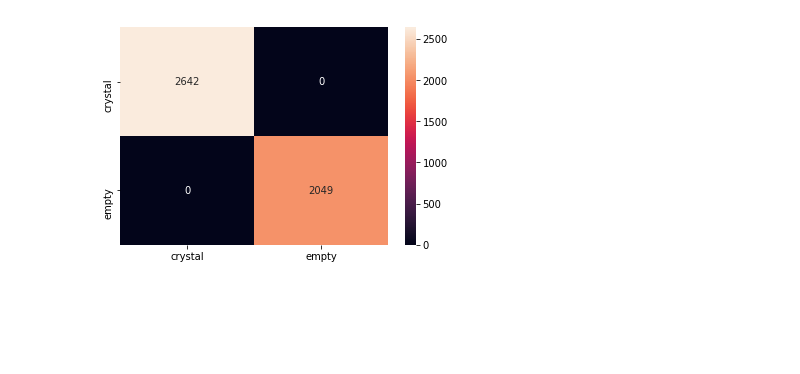
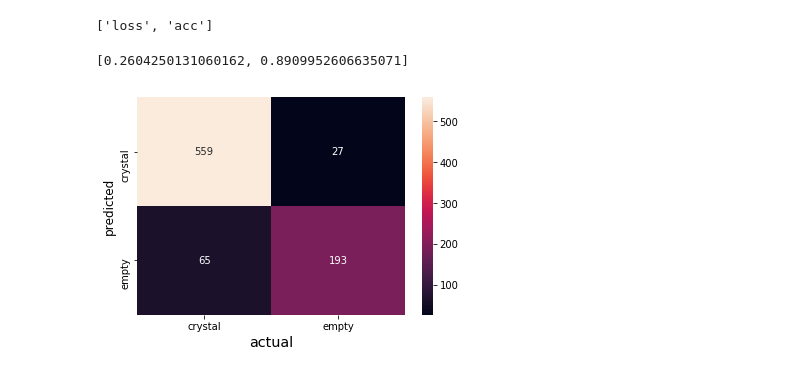
Before and after one commit to voidcase/pewpew, a Jupyter notebook: src/classification.ipynb, the cells around one changed output. Drawn from its saved outputs; the diff is of its cells as text; code cells hidden in the pictures; blank space fills up the shorter version.

```diff
--- a/src/classification.ipynb
+++ b/src/classification.ipynb
@@ -154,0 +198,20 @@ df = pd.concat([empty_df, crystal_df], ignore_index=False)
+# %%
+DATA_DIR = Path('/data/staff/common/ML-crystals/classification/data2')
+INPUT_SHAPE = (256, 256, 1)
+df = assemble.get_dataset_df('/data/staff/common/ML-crystals/csv/classification.csv', has_meta=True)
+kwargs = {
+   'group_labels':get_group_labels(),
+    'input_shape': INPUT_SHAPE,
+    'keep_every_nth': {'empty': 10, 'crystal': 2},
+    'filter_labels': ['bad', 'empty']
+}
+df = compose(resize_imgs, crop_imgs, load_imgs, keep_every_nth, filter_groups, filter_labels, label, group, filter_low_zoom, **kwargs)(df)
+df_empty = pd.read_csv('/data/staff/common/ML-crystals/csv/empty_augmented.csv')
+df_empty = keep_every_nth(compose(load_imgs, **kwargs)(df_empty).assign(label='empty'), **{'keep_every_nth': {'empty': 3}})
+df_crystal = df[['group', 'filename', 'img']].assign(label='crystal')
+df = pd.concat([df_crystal, df_empty], ignore_index=True)
+print(f"Empty: {len(df[df['label'] == 'empty'])}\tCrystal: {len(df[df['label'] == 'crystal'])}")
+df = compose(balance_classes, **kwargs)(df)
+dataset_dict = split_by_group(df, ['empty', 'crystal'])
+train_df, validation_df, test_df = itemgetter('train', 'validation', 'test')(dataset_dict)
+df.head()
@@ -176,24 +248,25 @@ batch_size = 64
 nbr_train = count_files(DATA_DIR / 'train')
 nbr_validation = count_files(DATA_DIR / 'validation')
 nbr_test = count_files(DATA_DIR / 'test')
-epochs = 20
+epochs = 10
+INPUT_SHAPE = (256, 256, 1)
 
 def cats_dogs_model():
     model = Sequential()
-    model.add(Conv2D(16, (3, 3), input_shape=INPUT_SHAPE, activation='relu'))
+    model.add(Conv2D(32, (3, 3), input_shape=INPUT_SHAPE, activation='relu'))
     model.add(MaxPooling2D(pool_size=(2, 2)))
-    model.add(Conv2D(32, (3, 3), activation='relu'))
+    model.add(Conv2D(64, (3, 3), activation='relu'))
     model.add(MaxPooling2D(pool_size=(2, 2)))
-    model.add(Conv2D(32, (3, 3), activation='relu'))
+    model.add(Conv2D(64, (3, 3), activation='relu'))
     model.add(MaxPooling2D(pool_size=(2, 2)))
     model.add(Flatten())  # this converts our 3D feature maps to 1D feature vectors
-    model.add(Dense(32, activation='relu'))
+    model.add(Dense(64, activation='relu'))
     model.add(Dropout(0.5))
     model.add(Dense(1, activation='sigmoid'))
 
     parallel_model = multi_gpu_model(model, gpus=4)
     parallel_model.compile(loss='binary_crossentropy',
-                  optimizer=optimizers.RMSprop(lr=0.0001),
+                  optimizer=optimizers.Adam(lr=0.00001),
                   metrics=['accuracy'])
     return parallel_model
 
@@ -232,6 +305,7 @@ def data_generators(input_shape: tuple, batch_size: int, gen_config: dict = None
 
     return generators
 
-generators = data_generators(INPUT_SHAPE, batch_size, flow_config={'test':{'shuffle':False}})
-train_generator, validation_generator, test_generator = generators['train'], generators['validation'], generators['test']
+gen_d = {'brightness_range': (1.0, 1.3), 'horizontal_flip': True, 'rotation_range': 45}
+generators = data_generators(INPUT_SHAPE, batch_size, gen_config={'train': gen_d}, flow_config={'test':{'shuffle':False}})
+train_generator, validation_generator, test_generator = itemgetter('train', 'validation', 'test')(generators)
 # %% [output]
@@ -241,6 +315,6 @@ validation: Found 4653 images belonging to 2 classes.
 # %%
 # model = classifier.build_model2(INPUT_SHAPE)
 model = cats_dogs_model()
-early_stopping = EarlyStopping(monitor='loss', patience=4)
+early_stopping = EarlyStopping(monitor='loss', patience=3)
 
 history = model.fit_generator(train_generator, steps_per_epoch=nbr_train // batch_size, epochs=epochs, validation_data=validation_generator, validation_steps=nbr_validation // batch_size, callbacks=[early_stopping])
@@ -247,6 +342,13 @@ history = model.fit_generator(train_generator, steps_per_epoch=nbr_train // batc
+# %%
+print(model.metrics_names)
+model.evaluate_generator(test_generator)
+# %% [output]
+['loss', 'acc']
+[0.2604250131060162, 0.8909952606635071]
 # %%
 preds_labels = np.where(model.predict_generator(test_generator) < 0.5, 'crystal', 'empty')
 gt_labels = get_labels_from_generator(test_generator)
-plot.plot_confusion_matrix(gt_labels, preds_labels)
+axes = plot.plot_confusion_matrix(gt_labels, preds_labels)
+axes.get_figure().savefig('confusion_matrix.png')
 # %% [output]
-[figure, old version]
+[figure, new version]
```
Also changed, not shown: parts of 16 cells of this notebook, 1 other file.
